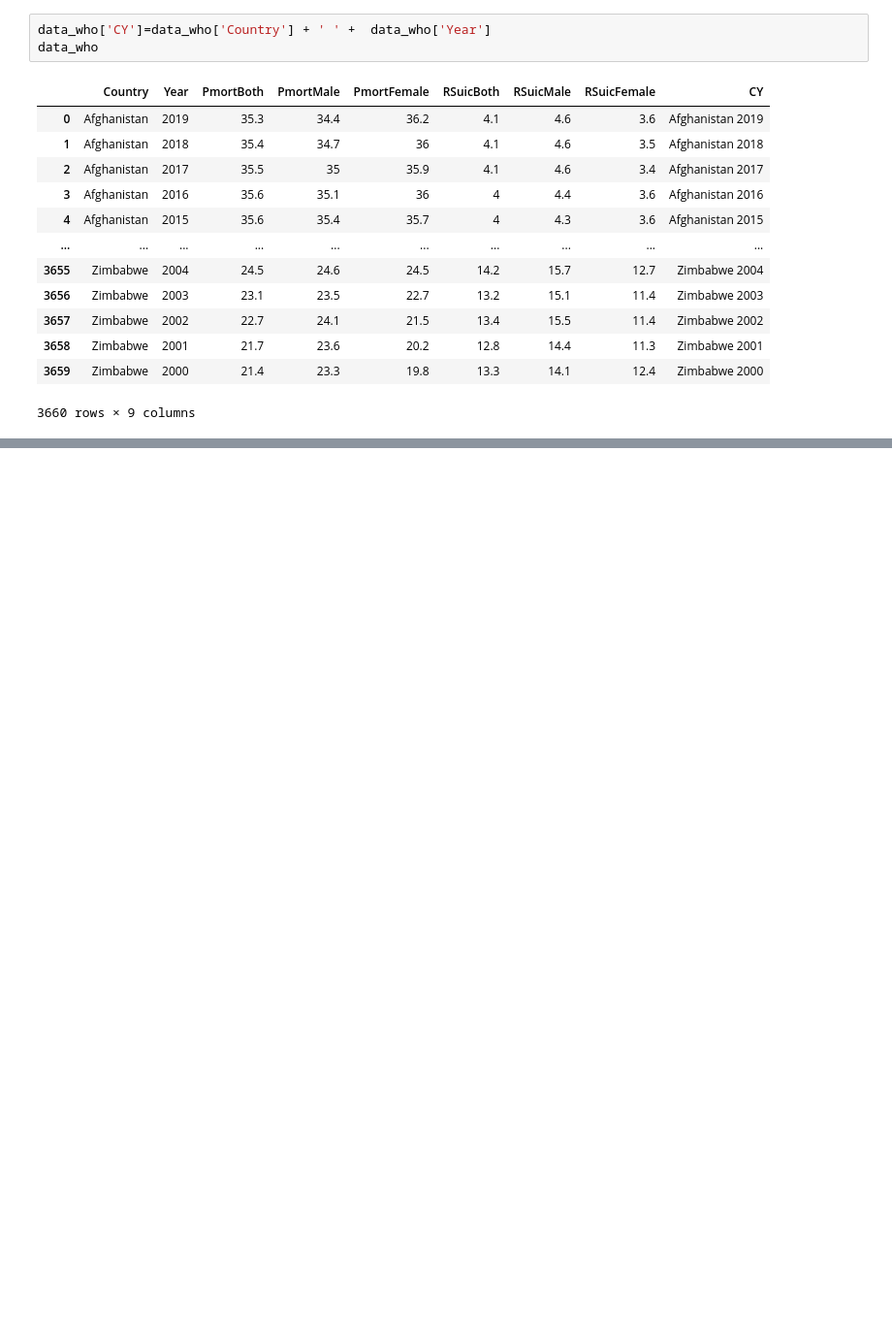
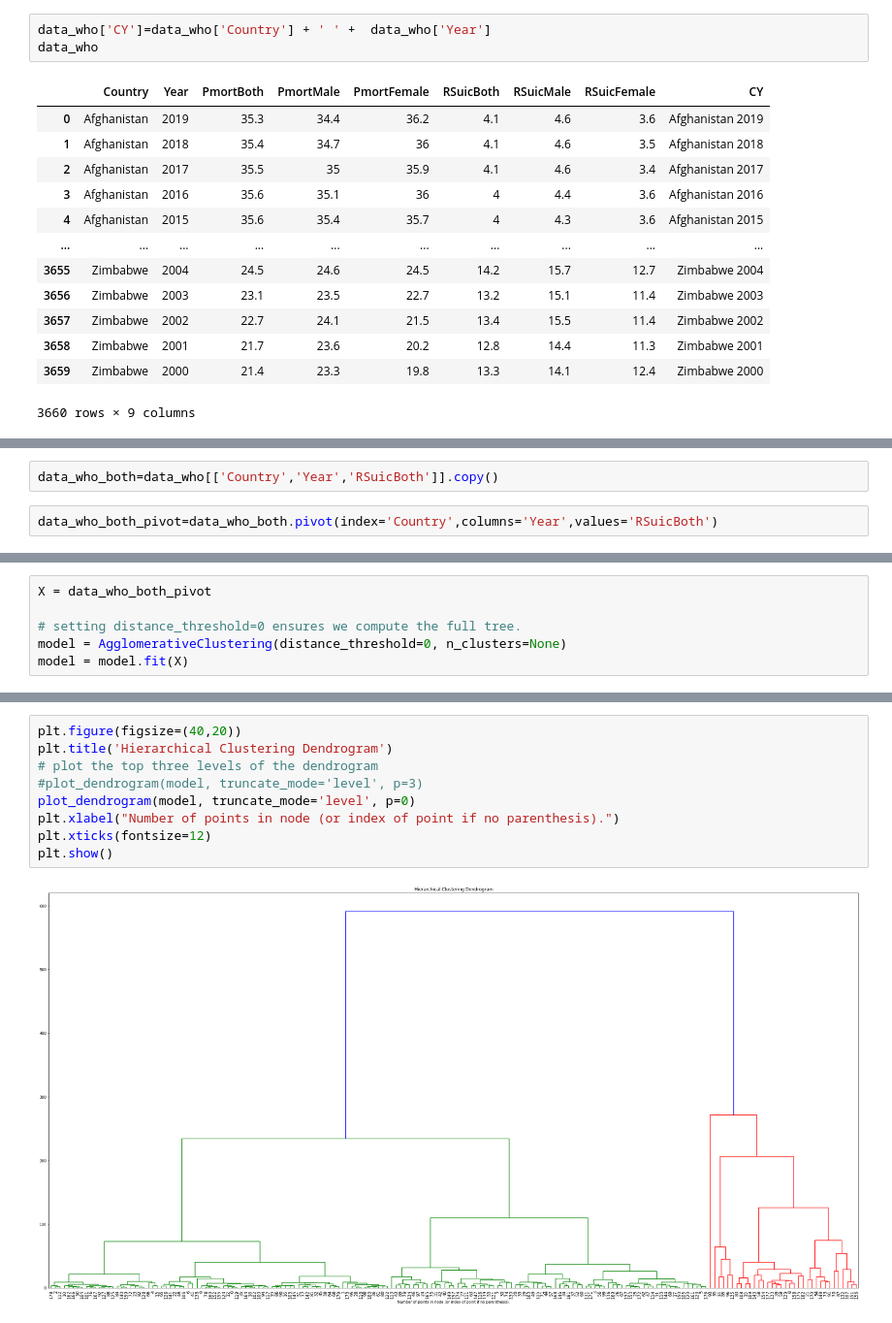
Before and after one commit to dovileservaite/Duomenu_gavyba, a Jupyter notebook: DS_hierarchical_clustering.ipynb, the cells around one changed output, grey strips where cells are left out. Shown at 97% size. Saved outputs shown, nothing was run; the diff lists cells and outputs as text; blank space fills up the shorter version.

```diff
--- a/DS_hierarchical_clustering.ipynb
+++ b/DS_hierarchical_clustering.ipynb
@@ -670,0 +276,4 @@ SyntaxError: ignored
+# %%
+data_who_both=data_who[['Country','Year','RSuicBoth']].copy()
+# %%
+data_who_both_pivot=data_who_both.pivot(index='Country',columns='Year',values='RSuicBoth')
@@ -670,0 +288,6 @@ SyntaxError: ignored
+# %%
+X = data_who_both_pivot
+
+# setting distance_threshold=0 ensures we compute the full tree.
+model = AgglomerativeClustering(distance_threshold=0, n_clusters=None)
+model = model.fit(X)
@@ -670,0 +312,11 @@ SyntaxError: ignored
+# %%
+plt.figure(figsize=(40,20))
+plt.title('Hierarchical Clustering Dendrogram')
+# plot the top three levels of the dendrogram
+#plot_dendrogram(model, truncate_mode='level', p=3)
+plot_dendrogram(model, truncate_mode='level', p=0)
+plt.xlabel("Number of points in node (or index of point if no parenthesis).")
+plt.xticks(fontsize=12)
+plt.show()
+# %% [output]
+[figure, added]
```
Also changed, not shown: parts of 49 cells of this notebook.
